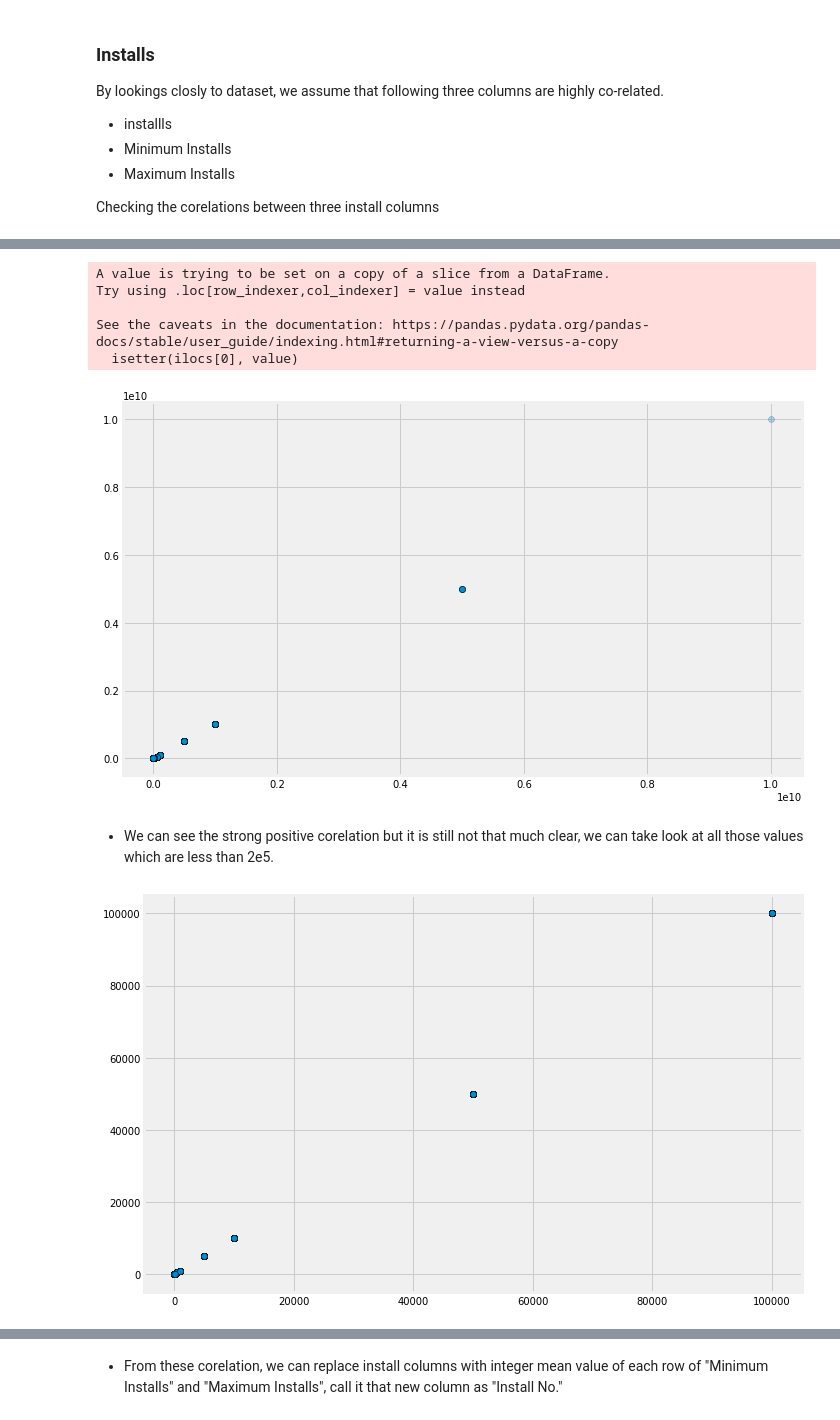
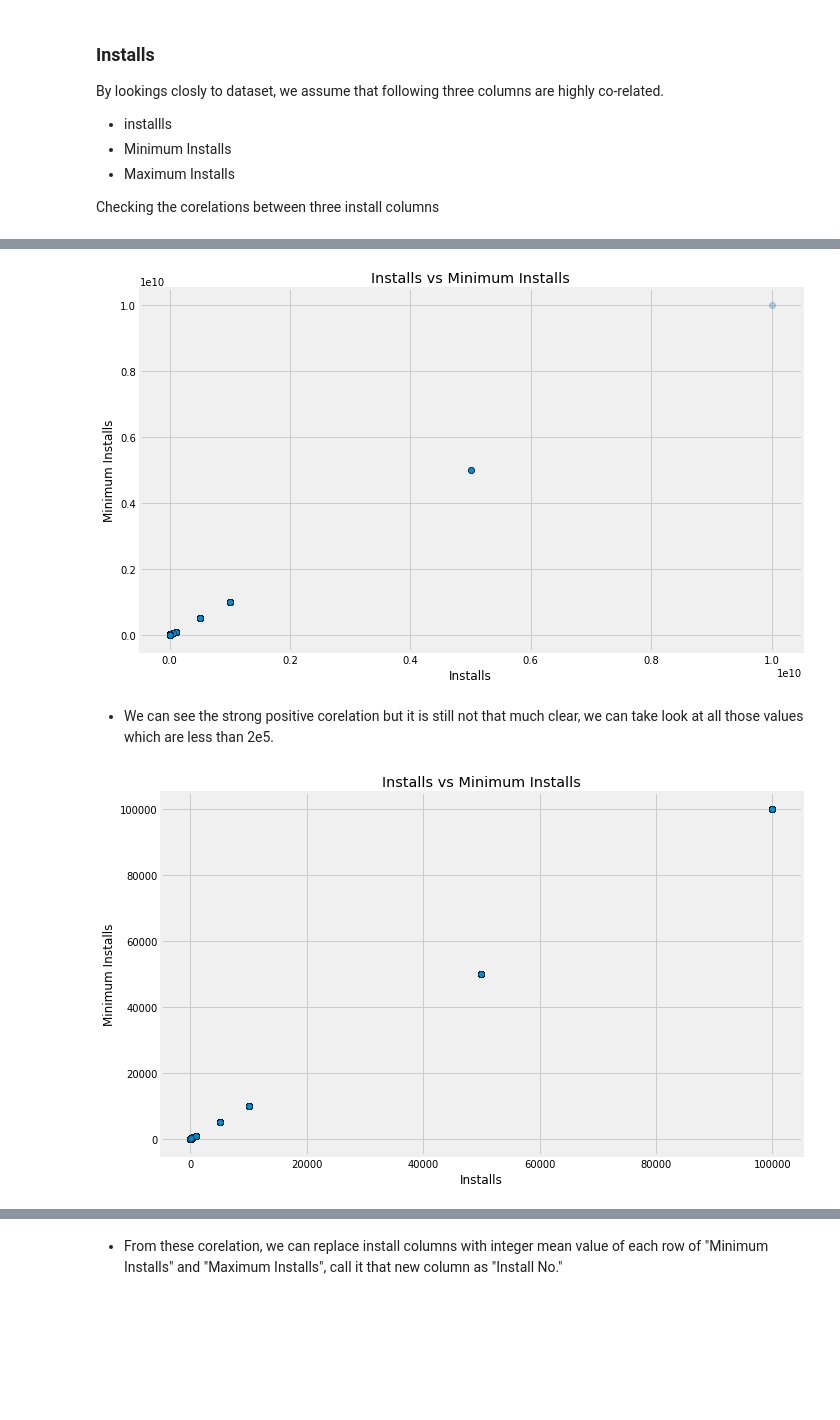
Before and after one commit to pttrupt/EDA-on-Google-play-store-apps-, a Jupyter notebook: EDA_on_applications.ipynb, the cells around one changed output, grey strips where cells are left out. Cells and saved outputs as stored; diff of their text form; code cells hidden in the pictures; blank space fills up the shorter version.

```diff
--- a/EDA_on_applications.ipynb
+++ b/EDA_on_applications.ipynb
@@ -282,7 +281,4 @@ By lookings closly to dataset, we assume that following three columns are highly
 Checking the corelations between three install columns
 # %%
 df['Installs'] = df['Installs'].str.rstrip('+')
-# indexes where Install column has Null value
-inst_null_idx = df[df['Installs'].isnull()].index
-df.loc[inst_null_idx, 'Installs'] = df.loc[inst_null_idx, 'Maximum Installs'].astype('str')
 df['Installs'] = df['Installs'].apply(lambda x:x.replace(',', '')).astype('int')
@@ -305,20 +285,13 @@ See the caveats in the documentation: https://pandas.pydata.org/pandas-docs/stab
-# %%
-mini_null_idx = df[df['Minimum Installs'].isnull()].index
-# indexes where Minimun Install column has Null value
-df.loc[mini_null_idx, 'Minimum Installs'] = df.loc[mini_null_idx, 'Maximum Installs']
-# %% [output]
-A value is trying to be set on a copy of a slice from a DataFrame.
-Try using .loc[row_indexer,col_indexer] = value instead
-
-See the caveats in the documentation: https://pandas.pydata.org/pandas-docs/stable/user_guide/indexing.html#returning-a-view-versus-a-copy
-  isetter(ilocs[0], value)
 # %%
 plt.figure(figsize=(10,6))
 plt.scatter(x=df['Installs'], y=df['Minimum Installs'], alpha=0.3, edgecolors='k')
+plt.title("Installs vs Minimum Installs")
+plt.xlabel("Installs")
+plt.ylabel("Minimum Installs")
 plt.tight_layout()
 plt.show()
 # %% [output]
-[figure, old version]
+[figure, new version]
 # %% [markdown]
 - We can see the strong positive corelation but it is still not that much clear, we can take look at all those values which are less than 2e5.
 # %%
@@ -327,10 +300,13 @@ less_mininum = df[df['Minimum Installs']<2e5]['Minimum Installs']
 # %%
 plt.figure(figsize=(10,6))
 plt.scatter(x=less_install, y=less_mininum, alpha=0.2, edgecolors='k')
+plt.title("Installs vs Minimum Installs")
+plt.xlabel("Installs")
+plt.ylabel("Minimum Installs")
 plt.tight_layout()
 plt.show()
 # %% [output]
-[figure, old version]
+[figure, new version]
 # %%
 plt.figure(figsize=(10,6))
 plt.scatter(x=df['Maximum Installs'], y=df['Minimum Installs'], alpha=0.3, edgecolors='k')
```
Also changed, not shown: parts of 43 cells of this notebook.
